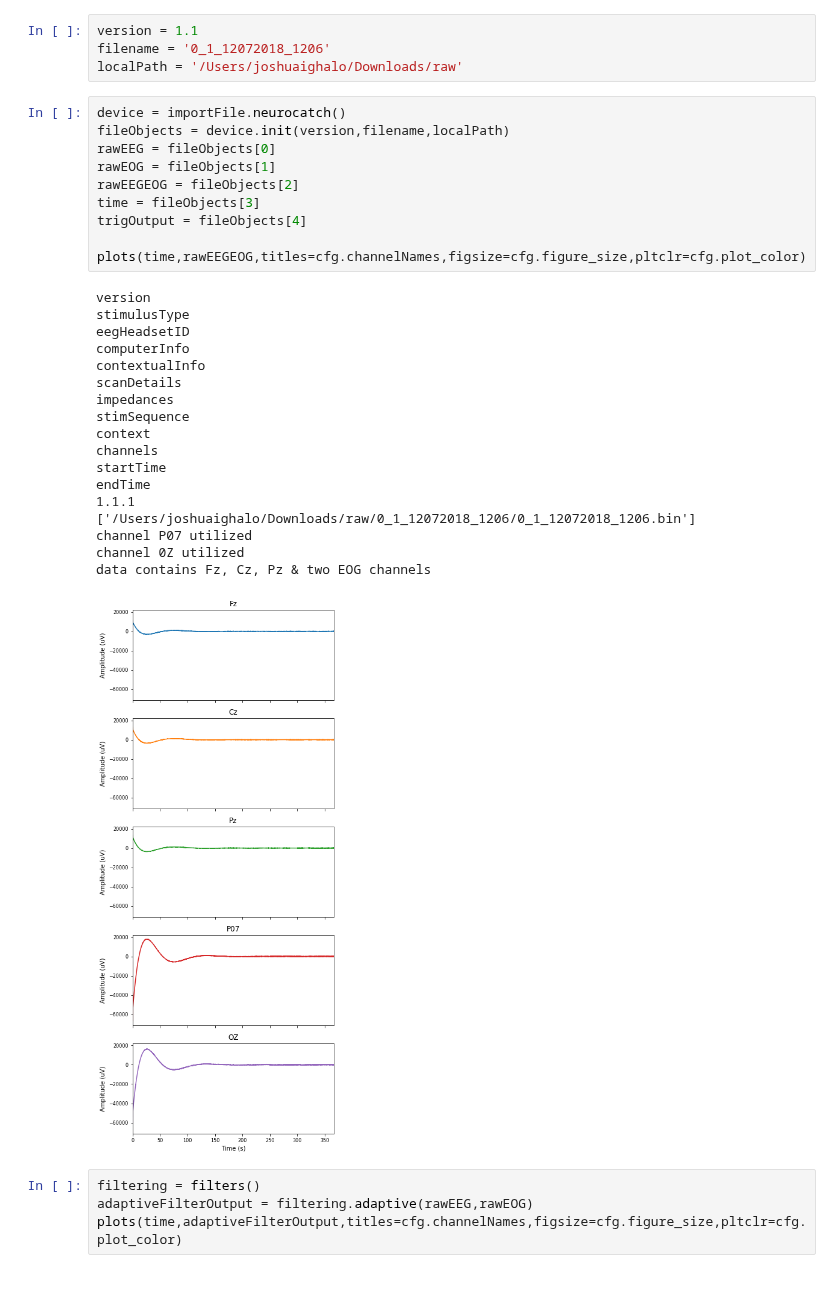
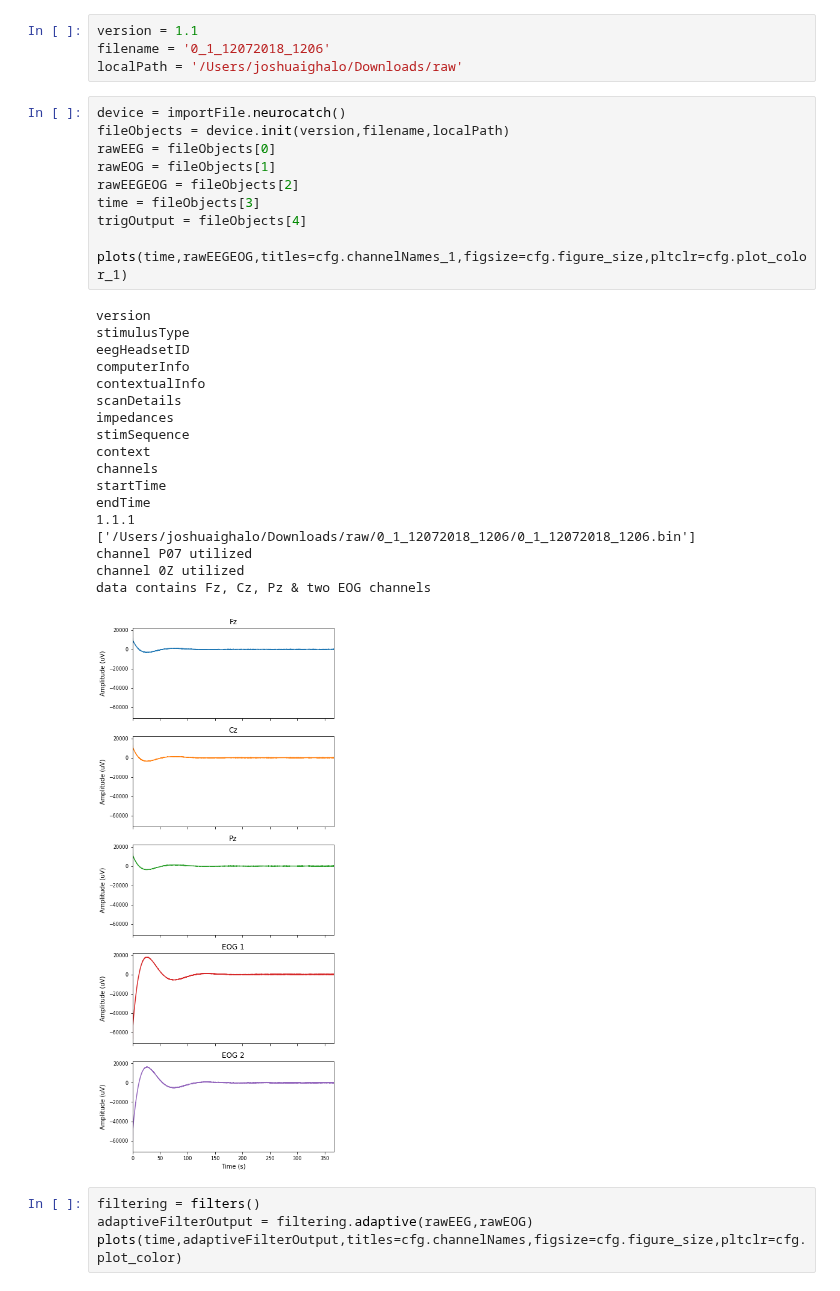
Before and after one commit to iggy96/Dementia-EEG-Analysis, a Jupyter notebook: preprocess_single.ipynb, the cells around one changed output. Drawn from its saved outputs; the diff is of its cells as text.

```diff
--- a/preprocess_single.ipynb
+++ b/preprocess_single.ipynb
@@ -10,32 +10,32 @@ localPath = '/Users/joshuaighalo/Downloads/raw'
 # %%
 device = importFile.neurocatch()
 fileObjects = device.init(version,filename,localPath)
 rawEEG = fileObjects[0]
 rawEOG = fileObjects[1]
 rawEEGEOG = fileObjects[2]
 time = fileObjects[3]
 trigOutput = fileObjects[4]
 
-plots(time,rawEEGEOG,titles=cfg.channelNames,figsize=cfg.figure_size,pltclr=cfg.plot_color)
+plots(time,rawEEGEOG,titles=cfg.channelNames_1,figsize=cfg.figure_size,pltclr=cfg.plot_color_1)
 # %% [output]
 version
 stimulusType
 eegHeadsetID
 computerInfo
 contextualInfo
 scanDetails
 impedances
 stimSequence
 context
 channels
 startTime
 endTime
 1.1.1
 ['/Users/joshuaighalo/Downloads/raw/0_1_12072018_1206/0_1_12072018_1206.bin']
 channel P07 utilized
 channel 0Z utilized
 data contains Fz, Cz, Pz & two EOG channels
-[figure, old version]
+[figure, new version]
 # %%
 filtering = filters()
 adaptiveFilterOutput = filtering.adaptive(rawEEG,rawEOG)
```
Also changed, not shown: parts of 1 cell of this notebook.
